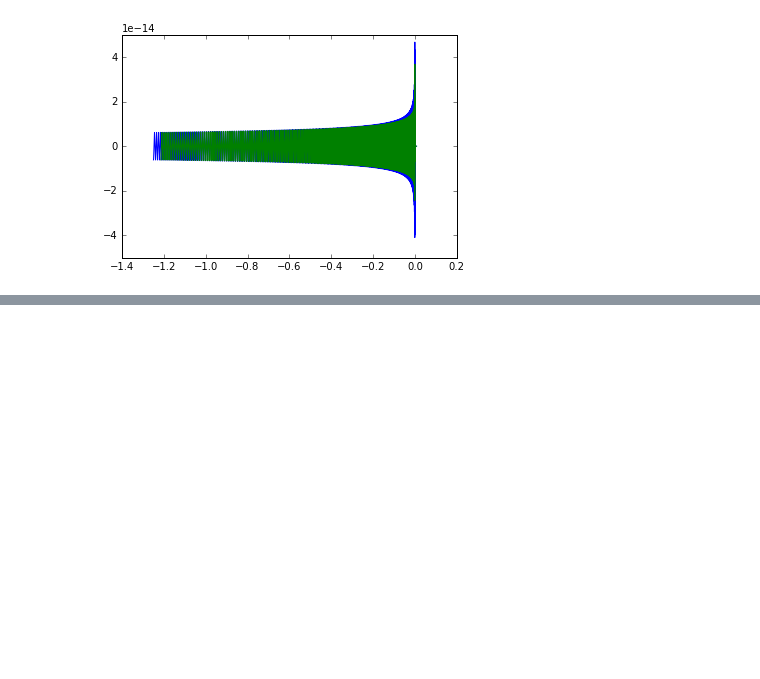
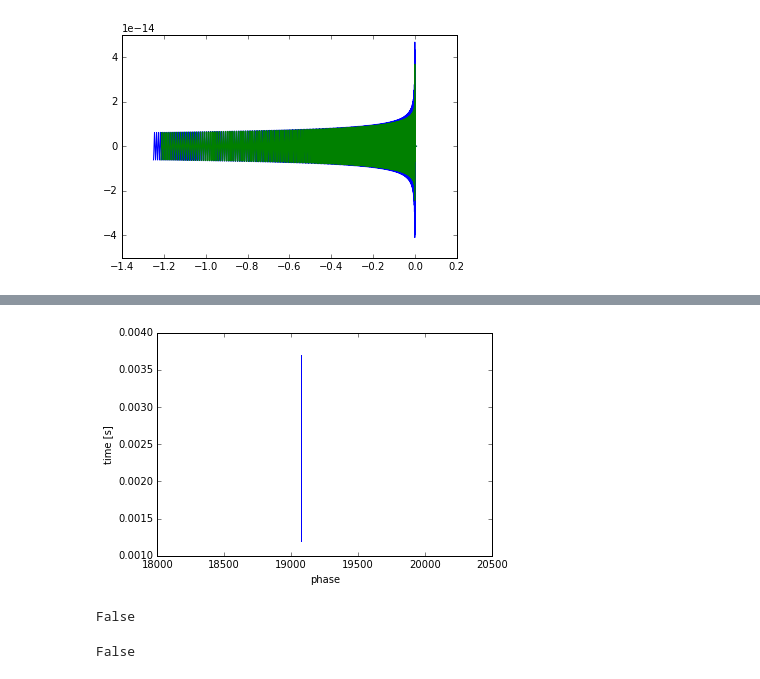
Before and after one commit to benjaminlackey/gpsurrogate, a Jupyter notebook: src/TEOB_generation/Development of generation script.ipynb, the cells around one changed output, grey strips where cells are left out. Saved outputs shown, nothing was run; the diff lists cells and outputs as text; code cells hidden in the pictures; blank space fills up the shorter version.

```diff
--- a/src/TEOB_generation/Development of generation script.ipynb
+++ b/src/TEOB_generation/Development of generation script.ipynb
@@ -492,0 +619,9 @@ def time_grid_for_longest_waveform(f_min, outdir, deg=5, abstol=5e-5):
+# %%
+idx_ok = np.where(np.diff(phim) > 0)
+idx_bad = np.where(np.diff(phim) <= 0)
+# %%
+plot(phim[idx_bad], tm[idx_bad]);
+xlabel('phase')
+ylabel('time [s]');
+# %% [output]
+[figure, added]
@@ -492,0 +630,4 @@ def time_grid_for_longest_waveform(f_min, outdir, deg=5, abstol=5e-5):
+# %%
+np.isnan(t_grid).any()
+# %% [output]
+False
@@ -492,0 +636,4 @@ def time_grid_for_longest_waveform(f_min, outdir, deg=5, abstol=5e-5):
+# %%
+np.isnan(amp_on_grid).any()
+# %% [output]
+False
```
Also changed, not shown: parts of 18 cells of this notebook.
